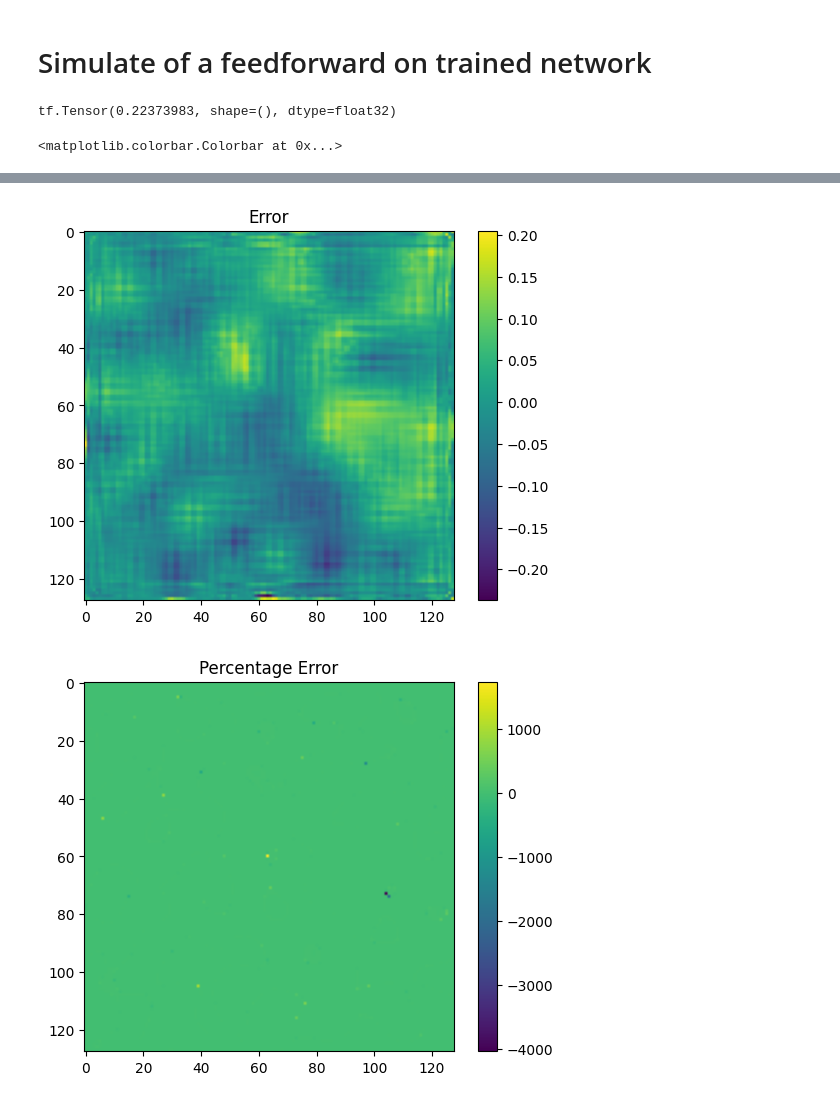
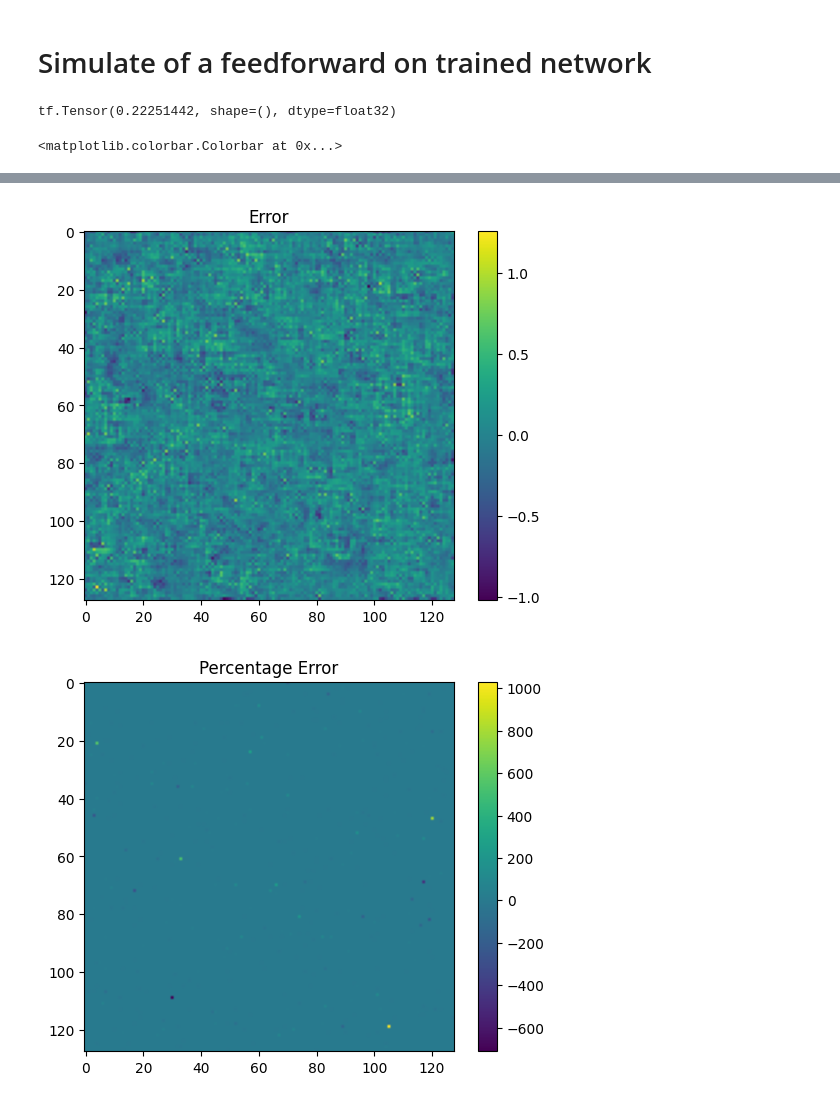
Before and after one commit to peppethesp/pressure-net-2d, a Jupyter notebook: 4_pressure_solution_NN.ipynb, the cells around one changed output, grey strips where cells are left out. Cells and saved outputs as stored; diff of their text form; code cells hidden in the pictures.

```diff
--- a/4_pressure_solution_NN.ipynb
+++ b/4_pressure_solution_NN.ipynb
@@ -114,33 +118,0 @@ Model: "MyModel"
-# %%
-# Load the dataset and do basic stuff as reshaping the input tensor so that they match the keras expected (batch, height, length, n_channels) dimensionality
-
-import os
-
-ds_path = "saved_data/"
-path = (os.path.join(os.getcwd(), ds_path) )
-
-try:
-    dataset = tf.data.Dataset.load(ds_path)
-    dataset_size = dataset.cardinality().numpy()
-
-    print(dataset_size)
-
-    def preprocess(image, label):
-        image = tf.expand_dims(input=image, axis=0)
-        label = tf.expand_dims(input=label, axis=0)
-        return image, label
-
-    # Reshape tensor
-    dataset = dataset.map(preprocess)
-
-    ds_train = dataset.take(0.8*dataset_size)
-    ds_test = dataset.skip(0.8*dataset_size)
-
-    print(ds_test.cardinality())
-    print(ds_train.cardinality())
-
-    for (a,b) in ds_test.take(1):
-        print(a.shape, b.shape)
-
-except Exception as e:
-    print("Dataset could not be loaded:\n\t", e)
@@ -196,6 +119,6 @@ tf.Tensor(8000, shape=(), dtype=int64)
 # %% [markdown]
 # Train the model and save it
 # %%
-model.fit(ds_train, validation_data=ds_test, epochs=50)
+history = model.fit(ds_train, validation_data=ds_test, epochs=50)
 # %% [output]
 Epoch 1/50
@@ -231,6 +171,12 @@ if save_flag:
 p_true = tf.random.normal((1,128,128,1))
 std = tf.math.reduce_std(p_true)
 p_true = p_true / (std*20)
+
+L = tf.constant(
+    [[0, 1, 0],
+    [1, -4, 1],
+    [0, 1, 0]], dtype=tf.float32)
+L = tf.reshape(L, [3,3,1,1])
 
 t1 = tf.nn.convolution(p_true, L, padding="SAME")
 t1_dev = tf.math.reduce_std(t1)
@@ -240,7 +186,7 @@ t1 = tf.random.normal((1,128,128,1)) * (0.2 / t1_dev)   # normalize standard dev
 from myPackageUtils.spatial_filter import spatial_filter
 (N_x, N_y) = (128, 128)
 random_noise1 = np.random.normal(size=(N_x, N_y))
-t1 = spatial_filter(random_noise1, char_len=15).astype(np.double)
+t1 = spatial_filter(random_noise1, char_len=2).astype(np.double)
 t1 = tf.constant(t1.reshape((1,N_x, N_y,1)), dtype=tf.float32)
 
 p_out = model(t1)
@@ -275,5 +221,5 @@ plt.imshow( t1[0,1:-1,1:-1,0])
 plt.colorbar()
 # plt.imshow(t1[0,:,:,0])
 # %% [output]
-tf.Tensor(0.22373983, shape=(), dtype=float32)
+tf.Tensor(0.22251442, shape=(), dtype=float32)
 <matplotlib.colorbar.Colorbar at 0x...>
@@ -281,2 +227,2 @@ tf.Tensor(0.22373983, shape=(), dtype=float32)
-[figure, old version]
+[figure, new version]
-[figure, old version]
+[figure, new version]
```
Also changed, not shown: parts of 14 cells of this notebook, 9 other files.
